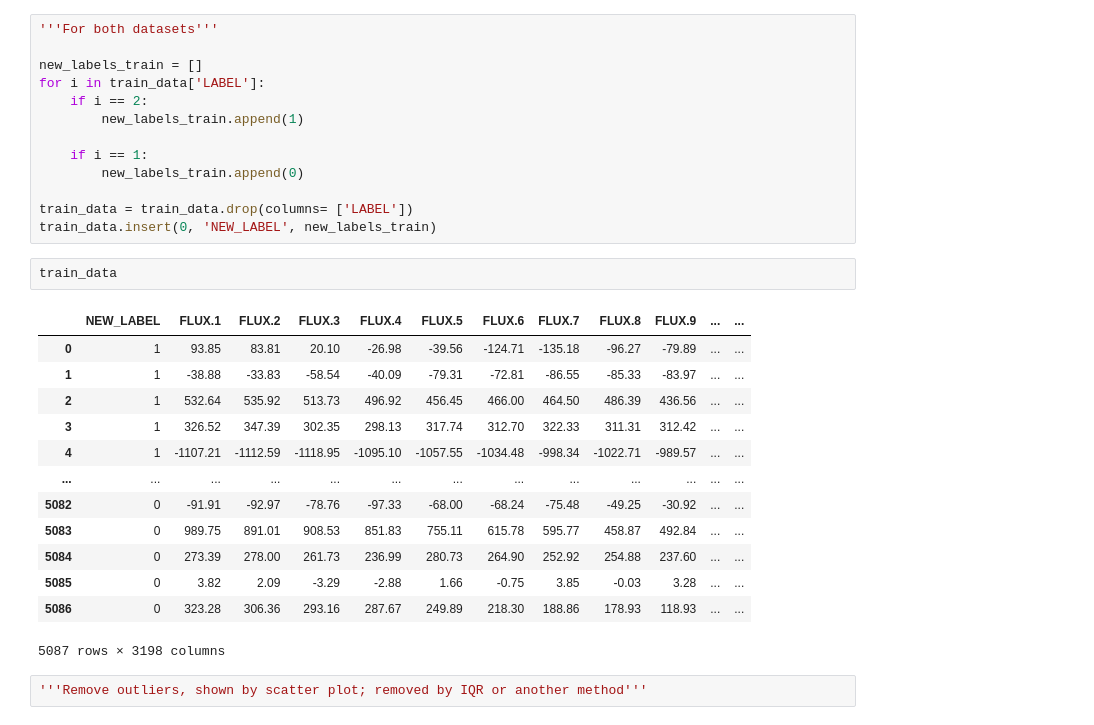
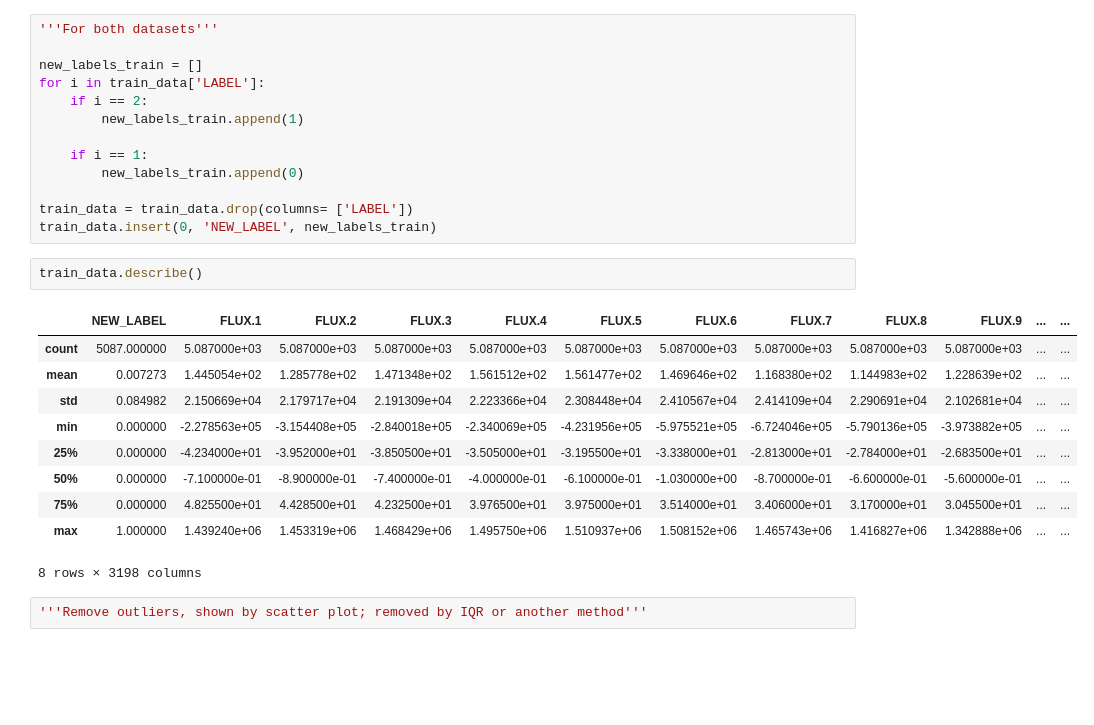
Before and after one commit to Shield94/CMSE202_Project, a Jupyter notebook: Semester Project.ipynb, the cells around one changed output. Saved outputs shown, nothing was run; the diff lists cells and outputs as text; blank space fills up the shorter version.

```diff
--- a/Semester Project.ipynb
+++ b/Semester Project.ipynb
@@ -45,22 +47,19 @@ for i in train_data['LABEL']:
 
 train_data = train_data.drop(columns= ['LABEL'])
 train_data.insert(0, 'NEW_LABEL', new_labels_train)
-# %%
-train_data
-# %% [output]
-|  | NEW_LABEL | FLUX.1 | FLUX.2 | FLUX.3 | FLUX.4 | FLUX.5 | FLUX.6 | FLUX.7 | FLUX.8 | FLUX.9 | ... | ... |
-| 0 | 1 | 93.85 | 83.81 | 20.10 | -26.98 | -39.56 | -124.71 | -135.18 | -96.27 | -79.89 | ... | ... |
-| 1 | 1 | -38.88 | -33.83 | -58.54 | -40.09 | -79.31 | -72.81 | -86.55 | -85.33 | -83.97 | ... | ... |
-| 2 | 1 | 532.64 | 535.92 | 513.73 | 496.92 | 456.45 | 466.00 | 464.50 | 486.39 | 436.56 | ... | ... |
-| 3 | 1 | 326.52 | 347.39 | 302.35 | 298.13 | 317.74 | 312.70 | 322.33 | 311.31 | 312.42 | ... | ... |
-| 4 | 1 | -1107.21 | -1112.59 | -1118.95 | -1095.10 | -1057.55 | -1034.48 | -998.34 | -1022.71 | -989.57 | ... | ... |
-| ... | ... | ... | ... | ... | ... | ... | ... | ... | ... | ... | ... | ... |
-| 5082 | 0 | -91.91 | -92.97 | -78.76 | -97.33 | -68.00 | -68.24 | -75.48 | -49.25 | -30.92 | ... | ... |
-| 5083 | 0 | 989.75 | 891.01 | 908.53 | 851.83 | 755.11 | 615.78 | 595.77 | 458.87 | 492.84 | ... | ... |
-| 5084 | 0 | 273.39 | 278.00 | 261.73 | 236.99 | 280.73 | 264.90 | 252.92 | 254.88 | 237.60 | ... | ... |
-| 5085 | 0 | 3.82 | 2.09 | -3.29 | -2.88 | 1.66 | -0.75 | 3.85 | -0.03 | 3.28 | ... | ... |
-| 5086 | 0 | 323.28 | 306.36 | 293.16 | 287.67 | 249.89 | 218.30 | 188.86 | 178.93 | 118.93 | ... | ... |
-5087 rows × 3198 columns
+# %%
+train_data.describe()
+# %% [output]
+|  | NEW_LABEL | FLUX.1 | FLUX.2 | FLUX.3 | FLUX.4 | FLUX.5 | FLUX.6 | FLUX.7 | FLUX.8 | FLUX.9 | ... | ... |
+| count | 5087.000000 | 5.087000e+03 | 5.087000e+03 | 5.087000e+03 | 5.087000e+03 | 5.087000e+03 | 5.087000e+03 | 5.087000e+03 | 5.087000e+03 | 5.087000e+03 | ... | ... |
+| mean | 0.007273 | 1.445054e+02 | 1.285778e+02 | 1.471348e+02 | 1.561512e+02 | 1.561477e+02 | 1.469646e+02 | 1.168380e+02 | 1.144983e+02 | 1.228639e+02 | ... | ... |
+| std | 0.084982 | 2.150669e+04 | 2.179717e+04 | 2.191309e+04 | 2.223366e+04 | 2.308448e+04 | 2.410567e+04 | 2.414109e+04 | 2.290691e+04 | 2.102681e+04 | ... | ... |
+| min | 0.000000 | -2.278563e+05 | -3.154408e+05 | -2.840018e+05 | -2.340069e+05 | -4.231956e+05 | -5.975521e+05 | -6.724046e+05 | -5.790136e+05 | -3.973882e+05 | ... | ... |
+| 25% | 0.000000 | -4.234000e+01 | -3.952000e+01 | -3.850500e+01 | -3.505000e+01 | -3.195500e+01 | -3.338000e+01 | -2.813000e+01 | -2.784000e+01 | -2.683500e+01 | ... | ... |
+| 50% | 0.000000 | -7.100000e-01 | -8.900000e-01 | -7.400000e-01 | -4.000000e-01 | -6.100000e-01 | -1.030000e+00 | -8.700000e-01 | -6.600000e-01 | -5.600000e-01 | ... | ... |
+| 75% | 0.000000 | 4.825500e+01 | 4.428500e+01 | 4.232500e+01 | 3.976500e+01 | 3.975000e+01 | 3.514000e+01 | 3.406000e+01 | 3.170000e+01 | 3.045500e+01 | ... | ... |
+| max | 1.000000 | 1.439240e+06 | 1.453319e+06 | 1.468429e+06 | 1.495750e+06 | 1.510937e+06 | 1.508152e+06 | 1.465743e+06 | 1.416827e+06 | 1.342888e+06 | ... | ... |
+8 rows × 3198 columns
 # %%
 '''Remove outliers, shown by scatter plot; removed by IQR or another method'''
 # %% [output]
```
Also changed, not shown: parts of 3 cells of this notebook.
